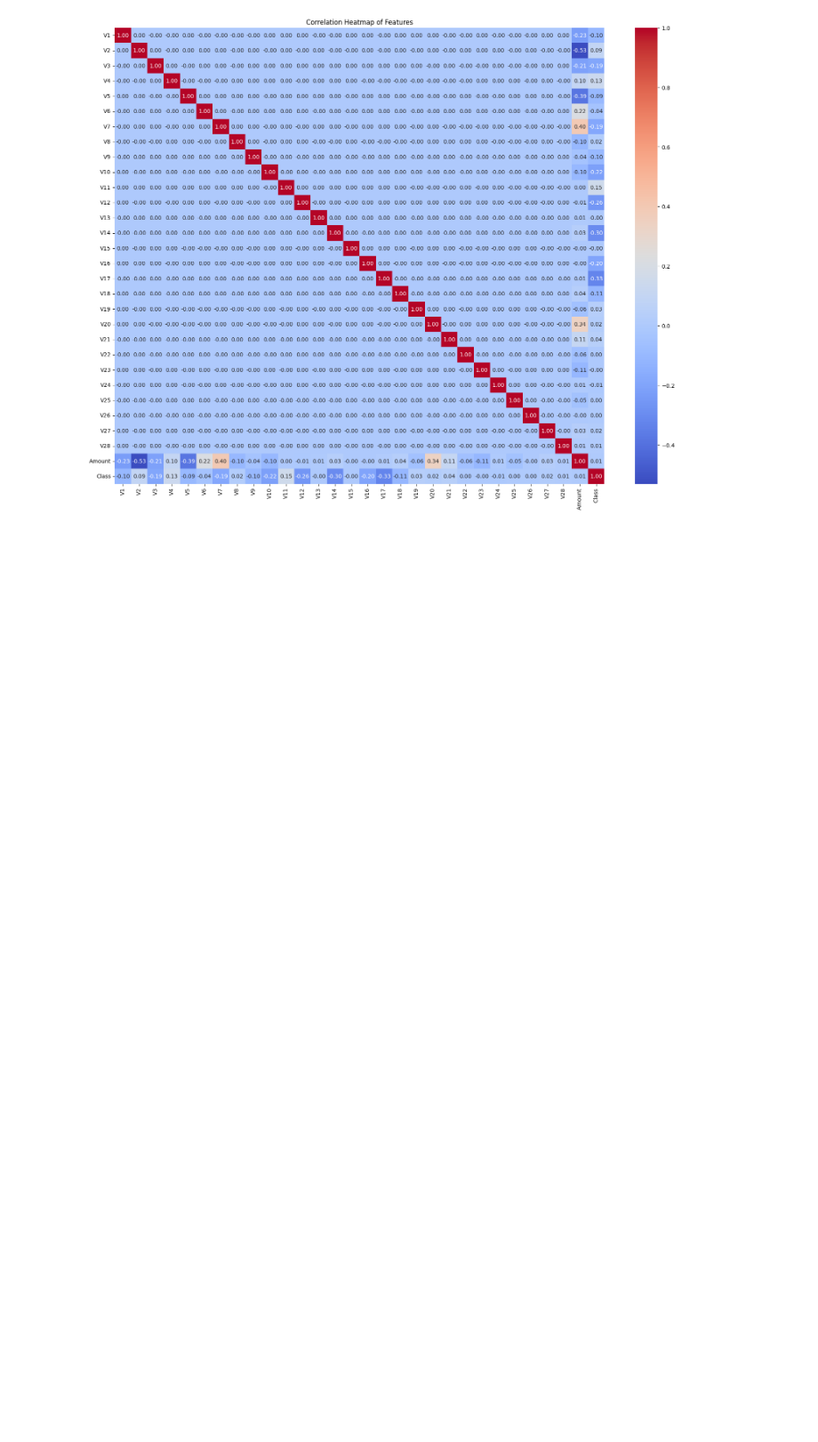
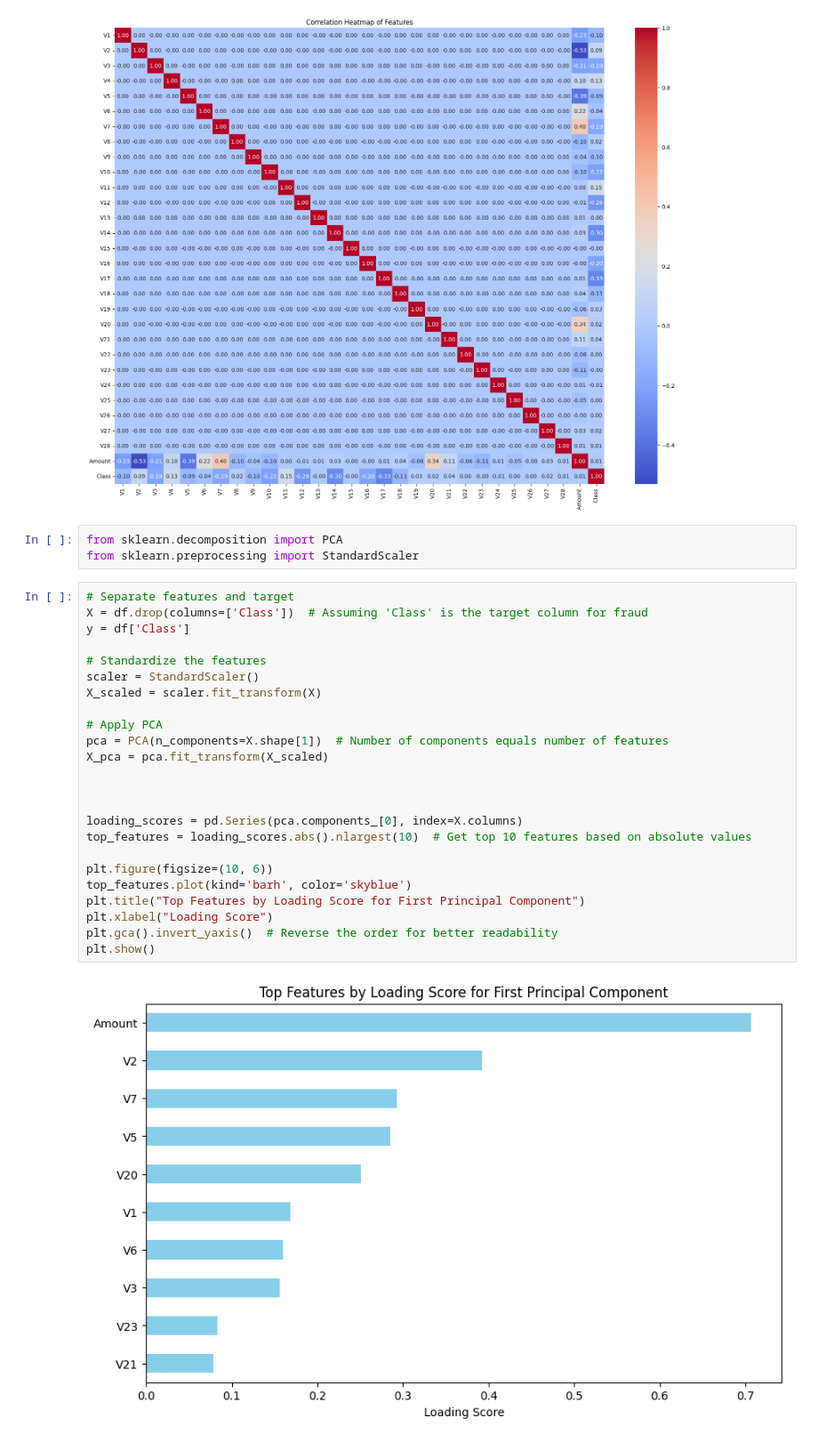
Before and after one commit to sanaarshadmahmood/Card-fraud-detection, a Jupyter notebook: Credit_Card.ipynb, the cells around one changed output. Shown: that part at 89% size. Cells and saved outputs as stored; diff of their text form; blank space fills up the shorter version.

```diff
--- a/Credit_Card.ipynb
+++ b/Credit_Card.ipynb
@@ -145,3 +146,32 @@ plt.title("Correlation Heatmap of Features")
 plt.show()
 # %% [output]
 [figure]
+# %%
+from sklearn.decomposition import PCA
+from sklearn.preprocessing import StandardScaler
+# %%
+# Separate features and target
+X = df.drop(columns=['Class'])  # Assuming 'Class' is the target column for fraud
+y = df['Class']
+
+# Standardize the features
+scaler = StandardScaler()
+X_scaled = scaler.fit_transform(X)
+
+# Apply PCA
+pca = PCA(n_components=X.shape[1])  # Number of components equals number of features
+X_pca = pca.fit_transform(X_scaled)
+
+
+
+loading_scores = pd.Series(pca.components_[0], index=X.columns)
+top_features = loading_scores.abs().nlargest(10)  # Get top 10 features based on absolute values
+
+plt.figure(figsize=(10, 6))
+top_features.plot(kind='barh', color='skyblue')
+plt.title("Top Features by Loading Score for First Principal Component")
+plt.xlabel("Loading Score")
+plt.gca().invert_yaxis()  # Reverse the order for better readability
+plt.show()
+# %% [output]
+[figure, added]
```
Also changed, not shown: parts of 1 cell of this notebook.
